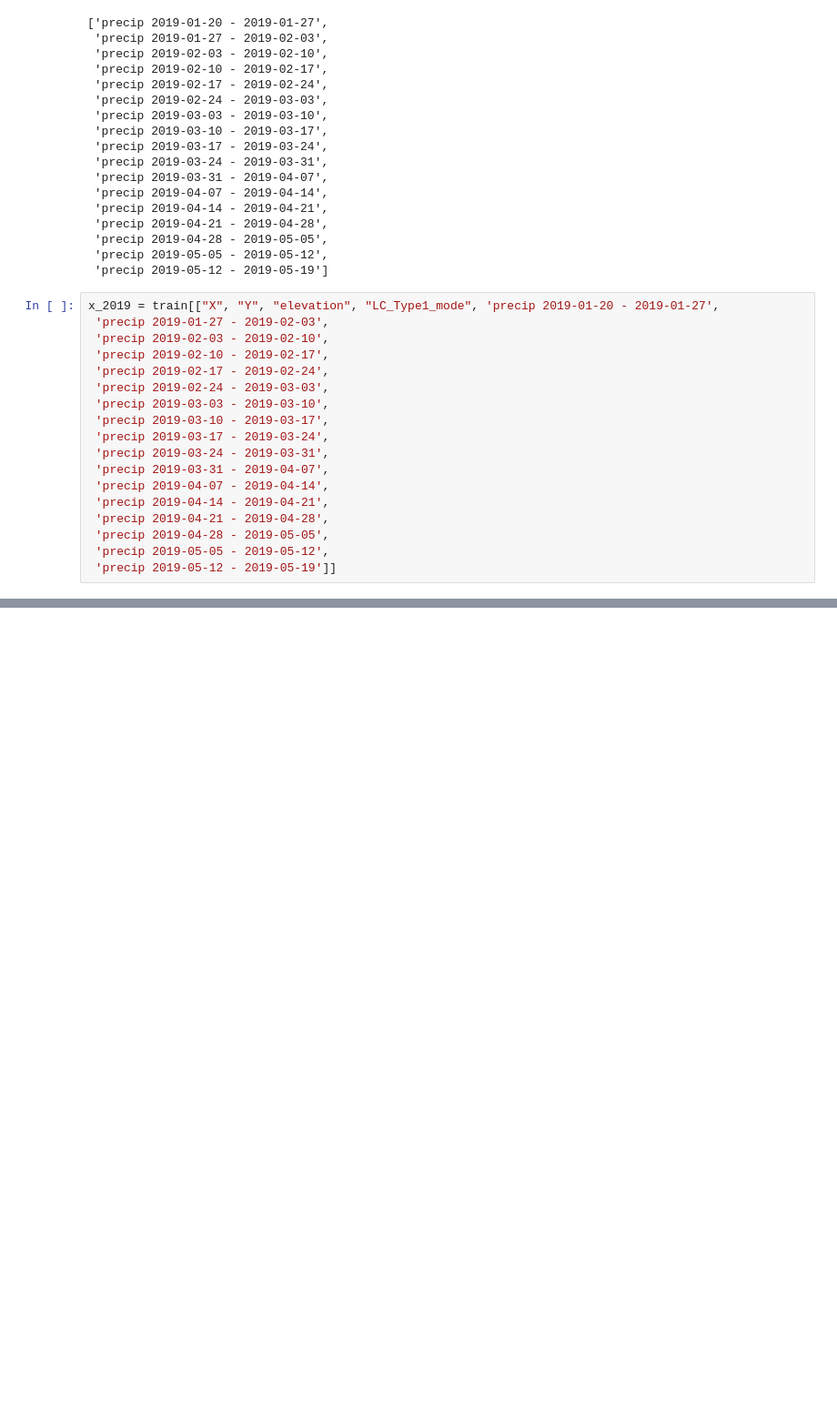
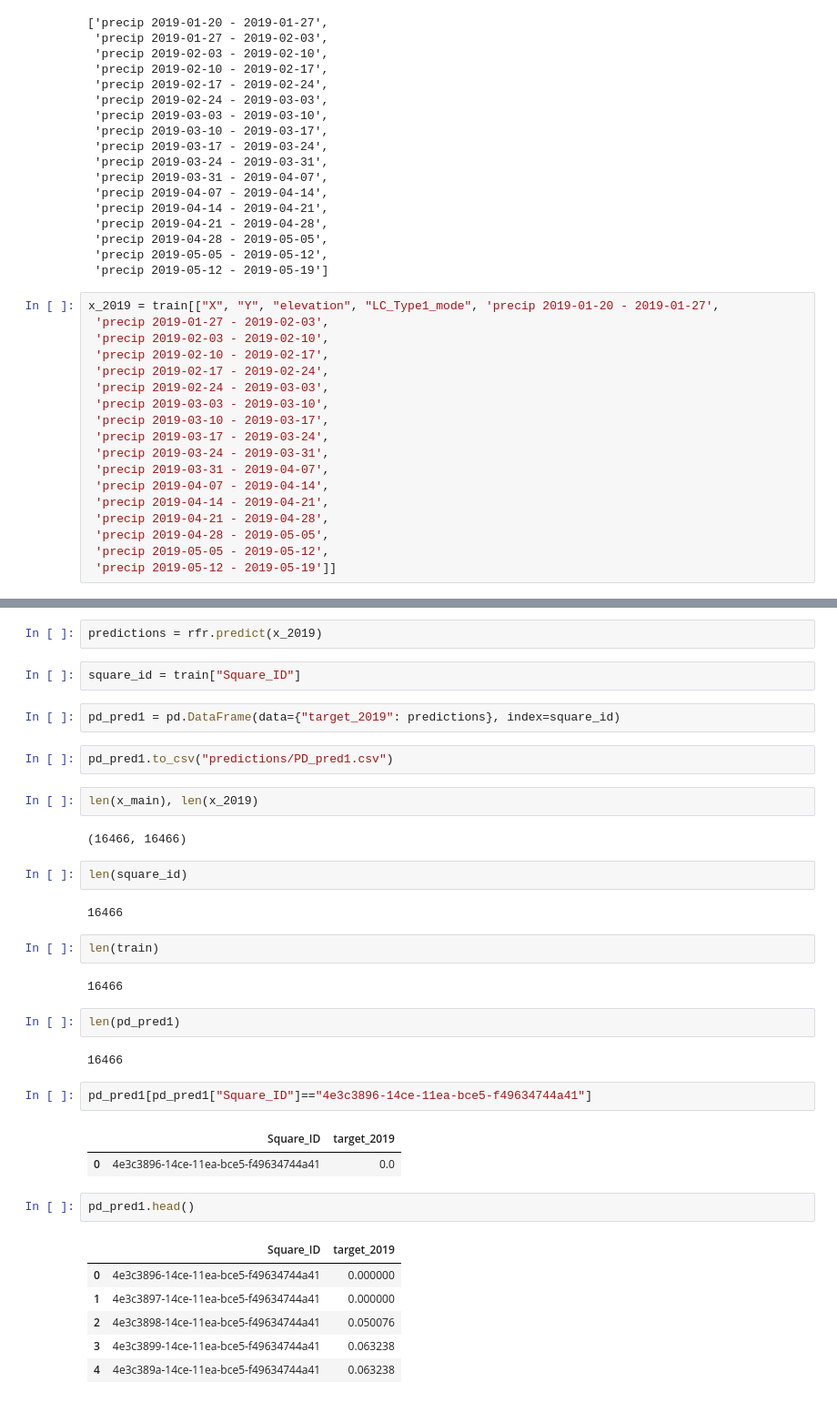
Before and after one commit to kagglers2019/Malawi-Flood-Prediction, a Jupyter notebook: PD_Modelling.ipynb, the cells around one changed output, grey strips where cells are left out. Shown at 91% size. Saved outputs shown, nothing was run; the diff lists cells and outputs as text; blank space fills up the shorter version.

Commit message:
Added predictions_trial1

```diff
--- a/PD_Modelling.ipynb
+++ b/PD_Modelling.ipynb
@@ -219,0 +228,38 @@ rfr.fit(x_main, y)
+# %%
+predictions = rfr.predict(x_2019)
+# %%
+square_id = train["Square_ID"]
+# %%
+pd_pred1 = pd.DataFrame(data={"target_2019": predictions}, index=square_id)
+# %%
+pd_pred1.to_csv("predictions/PD_pred1.csv")
+# %%
+len(x_main), len(x_2019)
+# %% [output]
+(16466, 16466)
+# %%
+len(square_id)
+# %% [output]
+16466
+# %%
+len(train)
+# %% [output]
+16466
+# %%
+len(pd_pred1)
+# %% [output]
+16466
+# %%
+pd_pred1[pd_pred1["Square_ID"]=="4e3c3896-14ce-11ea-bce5-f49634744a41"]
+# %% [output]
+|  | Square_ID | target_2019 |
+| 0 | 4e3c3896-14ce-11ea-bce5-f49634744a41 | 0.0 |
+# %%
+pd_pred1.head()
+# %% [output]
+|  | Square_ID | target_2019 |
+| 0 | 4e3c3896-14ce-11ea-bce5-f49634744a41 | 0.000000 |
+| 1 | 4e3c3897-14ce-11ea-bce5-f49634744a41 | 0.000000 |
+| 2 | 4e3c3898-14ce-11ea-bce5-f49634744a41 | 0.050076 |
+| 3 | 4e3c3899-14ce-11ea-bce5-f49634744a41 | 0.063238 |
+| 4 | 4e3c389a-14ce-11ea-bce5-f49634744a41 | 0.063238 |
```
Also changed, not shown: parts of 8 cells of this notebook, 1 other file.
